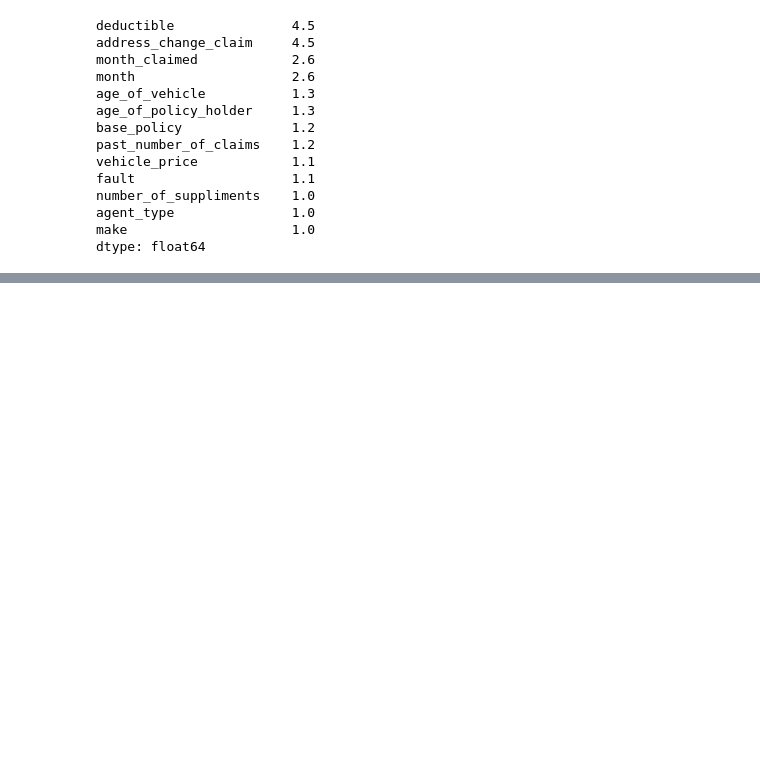
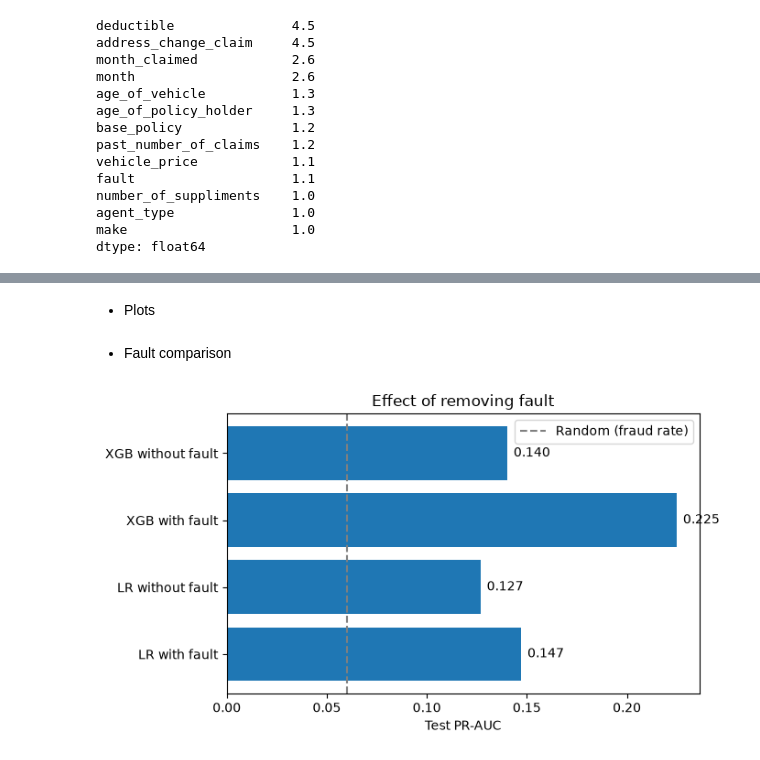
Before and after one commit to roy-tanmay/Insurance-Fraud-Detection, a Jupyter notebook: Notebook/02_fraud_modeling_and_evaluation.ipynb, the cells around one changed output, grey strips where cells are left out. Drawn from its saved outputs; the diff is of its cells as text; code cells hidden in the pictures; blank space fills up the shorter version.

Commit message:
Add model comparison, KS/Gini, plots, and train.py with MLflow

```diff
--- a/Notebook/02_fraud_modeling_and_evaluation.ipynb
+++ b/Notebook/02_fraud_modeling_and_evaluation.ipynb
@@ -115,0 +143,24 @@ dtype: float64
+# %%
+lr_pipe = Pipeline([
+    ("woe", WOEEncoder(cols=SELECTED_COLS)),
+    ("clf", LogisticRegression(max_iter=1000)),
+])
+
+cv = StratifiedKFold(n_splits=5, shuffle=True, random_state=SEED)
+cv_scores = cross_val_score(
+    lr_pipe, X_train, y_train, cv=cv, scoring="average_precision"
+)
+print("CV PR-AUC per fold:", cv_scores.round(3))
+print("\nmean:", cv_scores.mean().round(3), "std:", cv_scores.std().round(3))
+
+lr_pipe.fit(X_train, y_train)
+lr_scores = lr_pipe.predict_proba(X_test)[:, 1]
+print("\nScore report:")
+for k, v in score_report(y_test, lr_scores).items():
+    print(f"  {k:<12} {v:.3f}" if isinstance(v, float) else f"  {k:<12} {v}")
+print()
+
+cutoff = np.quantile(lr_scores, 0.90)   # flag the top 10% of claims
+y_pred = (lr_scores >= cutoff).astype(int)
+
+print(f"\nClassification Report:\n{classification_report(y_test, y_pred, target_names=["not fraud", "fraud"], digits=2)}")
@@ -115,0 +299,2 @@ dtype: float64
+# %% [markdown]
+- Plots
@@ -115,0 +303,18 @@ dtype: float64
+# %% [markdown]
+- Fault comparison
+# %%
+fault_df= pd.DataFrame(fault_cmp).T   # rows: LR/XGB with and without fault
+
+fig, ax = plt.subplots(figsize=(7, 4))
+ax.barh(fault_df.index, fault_df["pr_auc"])
+ax.axvline(y_test.mean(), color="grey", linestyle="--", label="Random (fraud rate)")
+ax.set_xlabel("Test PR-AUC")
+ax.set_title("Effect of removing fault")
+ax.legend()
+for i, v in enumerate(fault_df["pr_auc"]):
+    ax.text(v + 0.003, i, f"{v:.3f}", va="center")
+plt.tight_layout()
+fig.savefig("../reports/fault_comparison.png", dpi=150, bbox_inches="tight")
+plt.show()
+# %% [output]
+[figure, added]
```
Also changed, not shown: parts of 18 cells of this notebook, 10 other files.
